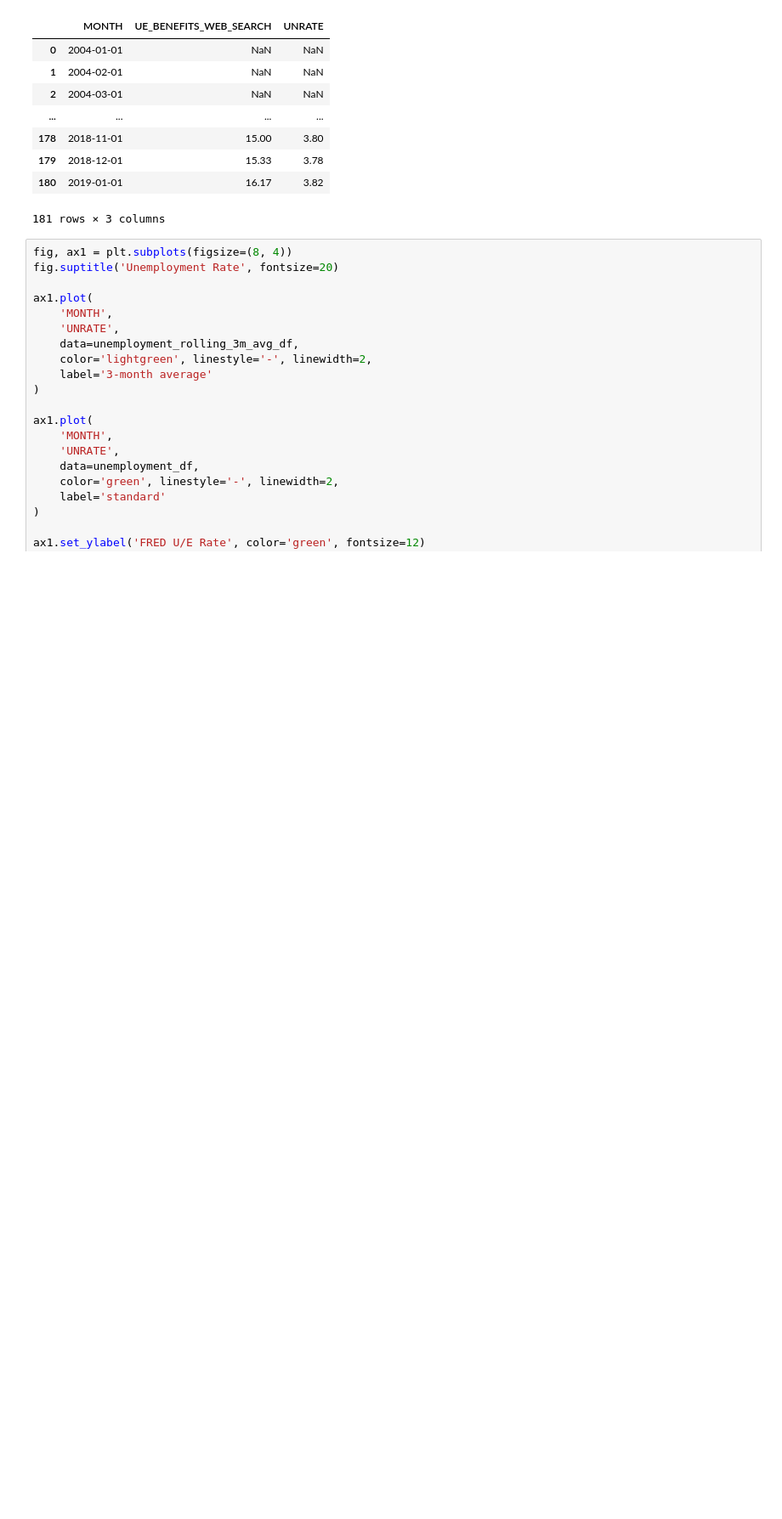
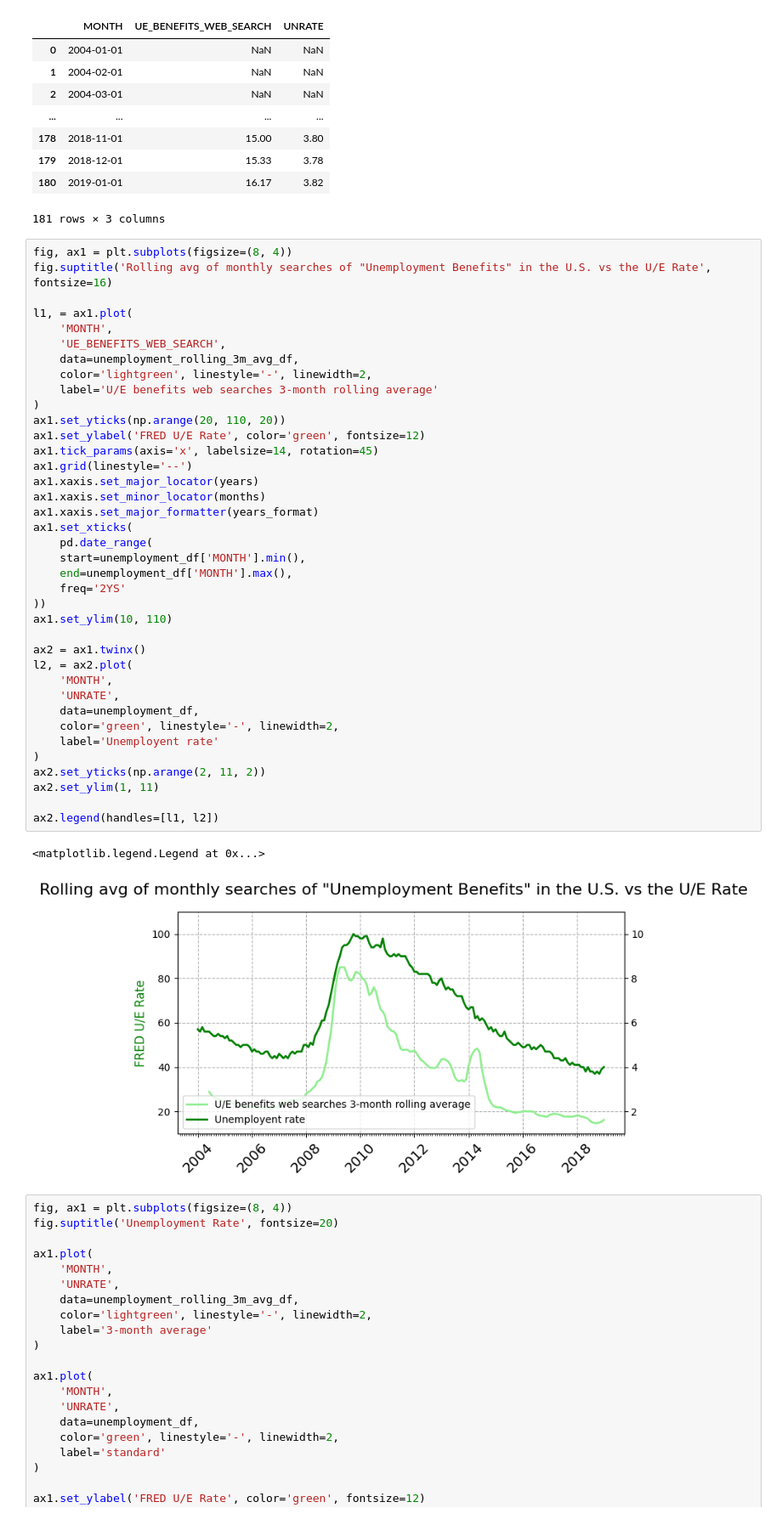
Before and after one commit to 22skowron/Data-manipulation-practice, a Jupyter notebook: Google Trends and Data Visualisation (start).ipynb, the cells around one changed output. Shown: that part at 85% size. Saved outputs shown, nothing was run; the diff lists cells and outputs as text; blank space fills up the shorter version.

```diff
--- a/Google Trends and Data Visualisation (start).ipynb
+++ b/Google Trends and Data Visualisation (start).ipynb
@@ -474,6 +474,47 @@ unemployment_rolling_3m_avg_df
 | 179 | 2018-12-01 | 15.33 | 3.78 |
 | 180 | 2019-01-01 | 16.17 | 3.82 |
 181 rows × 3 columns
+# %%
+fig, ax1 = plt.subplots(figsize=(8, 4))
+fig.suptitle('Rolling avg of monthly searches of "Unemployment Benefits" in the U.S. vs the U/E Rate', fontsize=16)
+
+l1, = ax1.plot(
+    'MONTH',
+    'UE_BENEFITS_WEB_SEARCH',
+    data=unemployment_rolling_3m_avg_df,
+    color='lightgreen', linestyle='-', linewidth=2,
+    label='U/E benefits web searches 3-month rolling average'
+)
+ax1.set_yticks(np.arange(20, 110, 20))
+ax1.set_ylabel('FRED U/E Rate', color='green', fontsize=12)
+ax1.tick_params(axis='x', labelsize=14, rotation=45)
+ax1.grid(linestyle='--')
+ax1.xaxis.set_major_locator(years)
+ax1.xaxis.set_minor_locator(months)
+ax1.xaxis.set_major_formatter(years_format)
+ax1.set_xticks(
+    pd.date_range(
+    start=unemployment_df['MONTH'].min(),
+    end=unemployment_df['MONTH'].max(),
+    freq='2YS'
+))
+ax1.set_ylim(10, 110)
+
+ax2 = ax1.twinx()
+l2, = ax2.plot(
+    'MONTH',
+    'UNRATE',
+    data=unemployment_df,
+    color='green', linestyle='-', linewidth=2,
+    label='Unemployent rate'
+)
+ax2.set_yticks(np.arange(2, 11, 2))
+ax2.set_ylim(1, 11)
+
+ax2.legend(handles=[l1, l2])
+# %% [output]
+<matplotlib.legend.Legend at 0x...>
+[figure, added]
 # %%
 fig, ax1 = plt.subplots(figsize=(8, 4))
 fig.suptitle('Unemployment Rate', fontsize=20)
```
Also changed, not shown: parts of 1 cell of this notebook.
